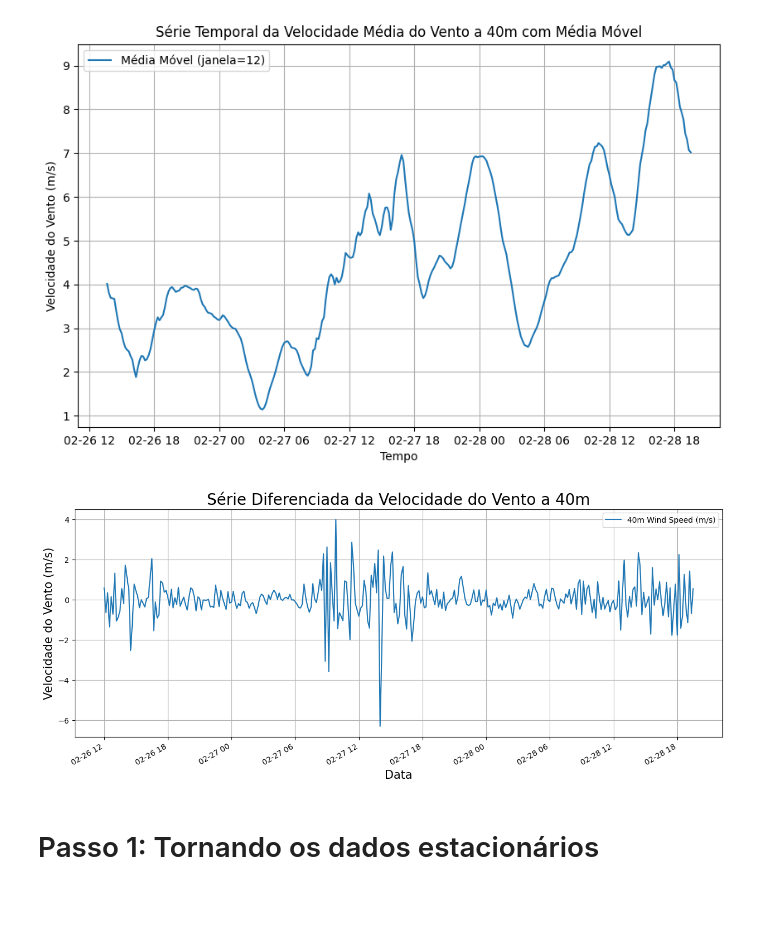
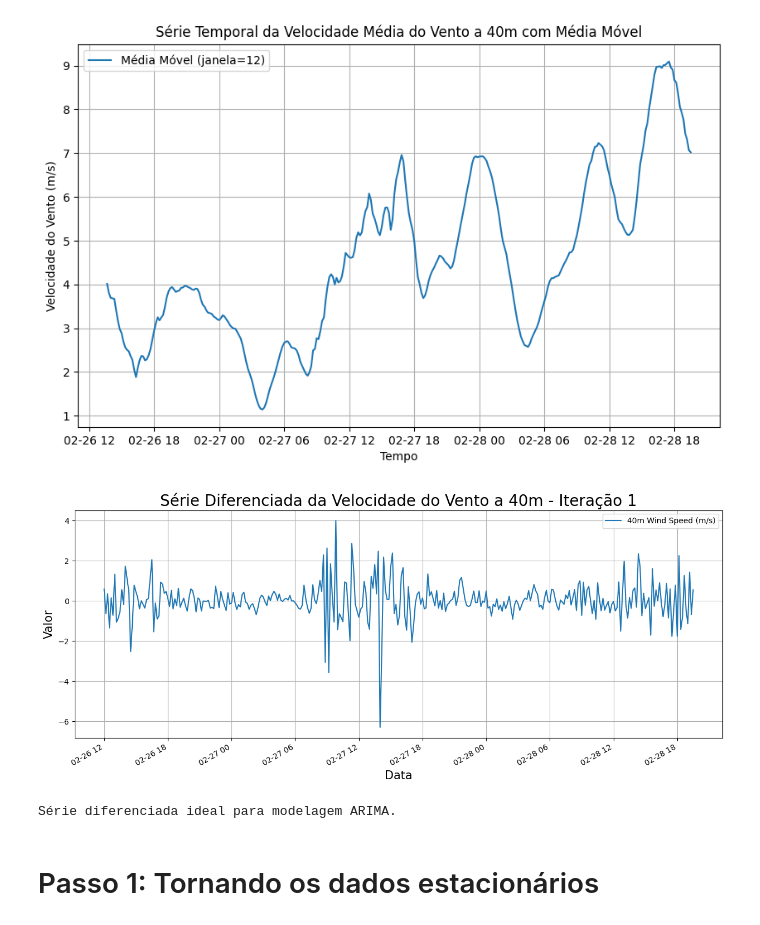
Before and after one commit to nervaljunior/JupyterHub, a Jupyter notebook: Arima_(1).ipynb, the cells around one changed output. Saved outputs shown, nothing was run; the diff lists cells and outputs as text; code cells hidden in the pictures.

```diff
--- a/Arima_(1).ipynb
+++ b/Arima_(1).ipynb
@@ -176,15 +176,47 @@ plt.grid(True)
 plt.show()
 # %% [output]
 [figure]
-# %%
-# Diferenciação
-diff_series = velocidade_media.diff().dropna()
-diff_series.plot(figsize=(15, 6))
-plt.title('Série Diferenciada da Velocidade do Vento a 40m', fontsize=20)
-plt.xlabel('Data', fontsize=15)
-plt.ylabel('Velocidade do Vento (m/s)', fontsize=15)
-plt.grid(True)
-plt.show()
-# %% [output]
-[figure, removed]
+# %%
+import numpy as np
+import statsmodels.api as sm
+import matplotlib.pyplot as plt
+
+def diferenciar_serie_para_arima(serie, max_iter=5):
+    for i in range(max_iter):
+        # Diferenciação
+        diff_series = serie.diff().dropna()
+
+        diff_series = velocidade_media.diff().dropna()
+
+        # Plot da série diferenciada
+        diff_series.plot(figsize=(15, 6))
+        plt.title(f'Série Diferenciada da Velocidade do Vento a 40m - Iteração {i+1}', fontsize=20)
+        plt.xlabel('Data', fontsize=15)
+        plt.ylabel('Valor', fontsize=15)
+        plt.grid(True)
+        plt.show()
+
+        # Calcula ACF e PACF
+        acf_vals, acf_confint = sm.tsa.acf(diff_series, nlags=50, alpha=0.05)
+        pacf_vals, pacf_confint = sm.tsa.pacf(diff_series, nlags=50, alpha=0.05)
+
+        # Verifica a significância dos coeficientes
+        significant_acf = np.any((acf_vals > acf_confint[:, 1]) | (acf_vals < acf_confint[:, 0]))
+        significant_pacf = np.any((pacf_vals > pacf_confint[:, 1]) | (pacf_vals < pacf_confint[:, 0]))
+
+        # Se ambos ACF e PACF forem insignificantes, interrompa o loop
+        if not (significant_acf or significant_pacf):
+            print("Série diferenciada ideal para modelagem ARIMA.")
+            return diff_series
+
+        # Atualiza a série original para a próxima iteração
+        serie = diff_series
+
+    print("Número máximo de iterações atingido. A série pode não ser adequada para modelagem ARIMA.")
+    return diff_series
+# %%
+serie_diferenciada = diferenciar_serie_para_arima(velocidade_media)
+# %% [output]
+[figure, added]
+Série diferenciada ideal para modelagem ARIMA.
 # %%
```
Also changed, not shown: parts of 13 cells of this notebook.
